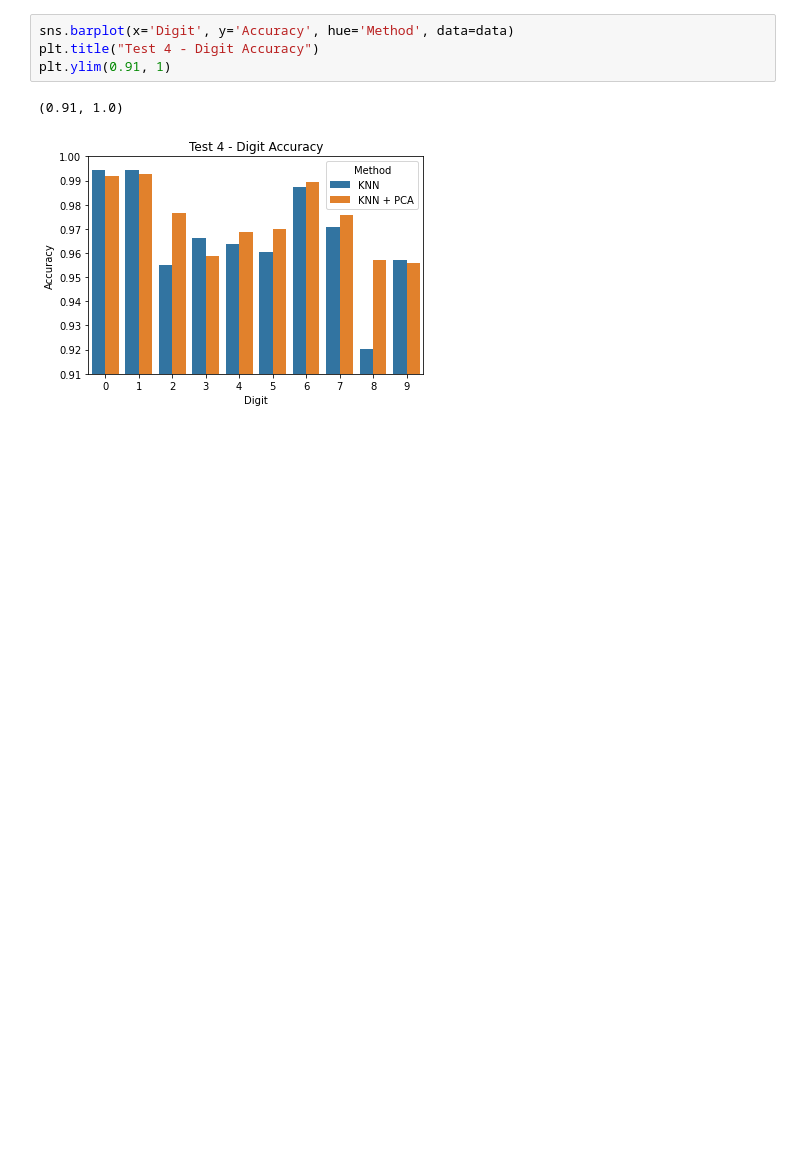
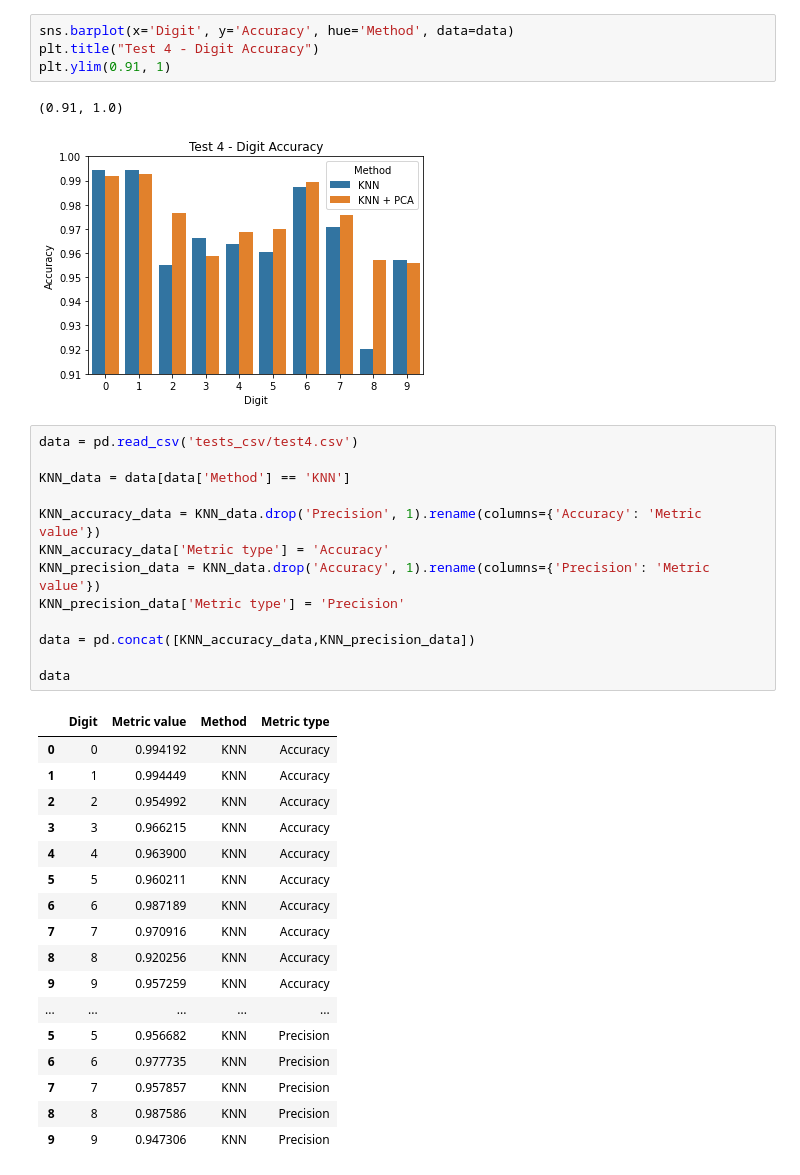
Before and after one commit to brianarrondo/metnum-tp2, a Jupyter notebook: notebooks/graphics.ipynb, the cells around one changed output. Cells and saved outputs as stored; diff of their text form; blank space fills up the shorter version.

```diff
--- a/notebooks/graphics.ipynb
+++ b/notebooks/graphics.ipynb
@@ -161,3 +161,34 @@ plt.ylim(0.91, 1)
 # %% [output]
 (0.91, 1.0)
 [figure]
+# %%
+data = pd.read_csv('tests_csv/test4.csv')
+
+KNN_data = data[data['Method'] == 'KNN']
+
+KNN_accuracy_data = KNN_data.drop('Precision', 1).rename(columns={'Accuracy': 'Metric value'})
+KNN_accuracy_data['Metric type'] = 'Accuracy'
+KNN_precision_data = KNN_data.drop('Accuracy', 1).rename(columns={'Precision': 'Metric value'})
+KNN_precision_data['Metric type'] = 'Precision'
+
+data = pd.concat([KNN_accuracy_data,KNN_precision_data])
+
+data
+# %% [output]
+|  | Digit | Metric value | Method | Metric type |
+| 0 | 0 | 0.994192 | KNN | Accuracy |
+| 1 | 1 | 0.994449 | KNN | Accuracy |
+| 2 | 2 | 0.954992 | KNN | Accuracy |
+| 3 | 3 | 0.966215 | KNN | Accuracy |
+| 4 | 4 | 0.963900 | KNN | Accuracy |
+| 5 | 5 | 0.960211 | KNN | Accuracy |
+| 6 | 6 | 0.987189 | KNN | Accuracy |
+| 7 | 7 | 0.970916 | KNN | Accuracy |
+| 8 | 8 | 0.920256 | KNN | Accuracy |
+| 9 | 9 | 0.957259 | KNN | Accuracy |
+| ... | ... | ... | ... | ... |
+| 5 | 5 | 0.956682 | KNN | Precision |
+| 6 | 6 | 0.977735 | KNN | Precision |
+| 7 | 7 | 0.957857 | KNN | Precision |
+| 8 | 8 | 0.987586 | KNN | Precision |
+| 9 | 9 | 0.947306 | KNN | Precision |
```
Also changed, not shown: parts of 6 cells of this notebook.
